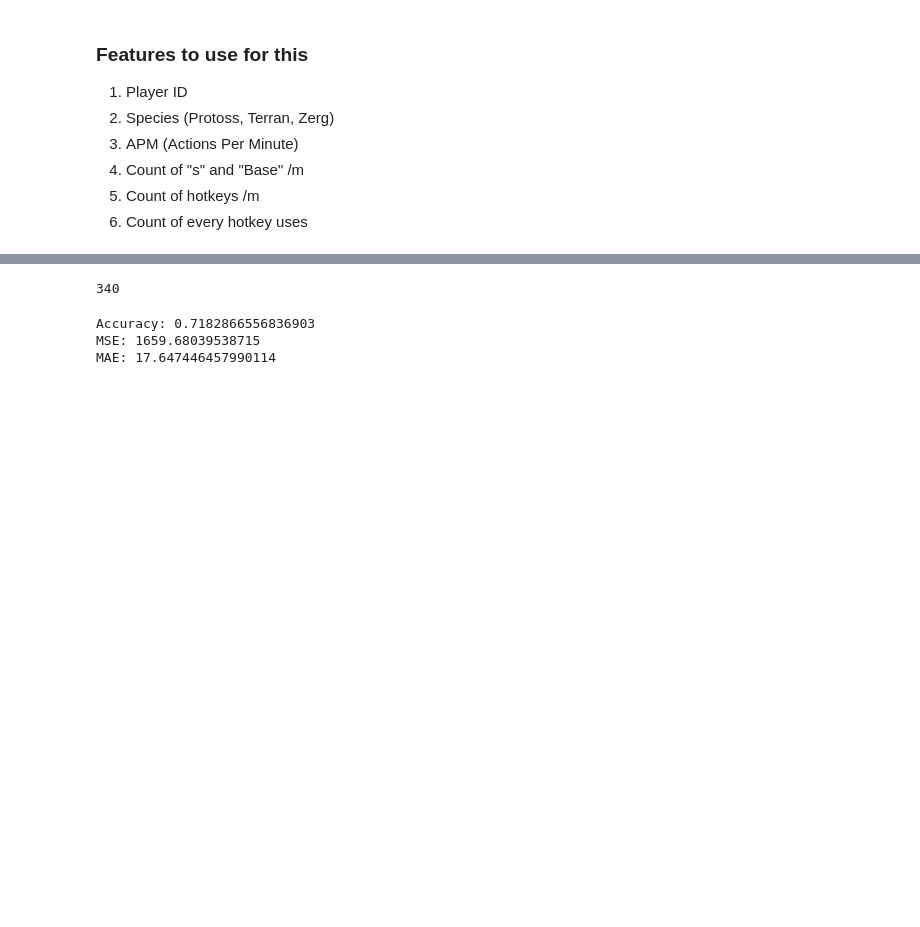
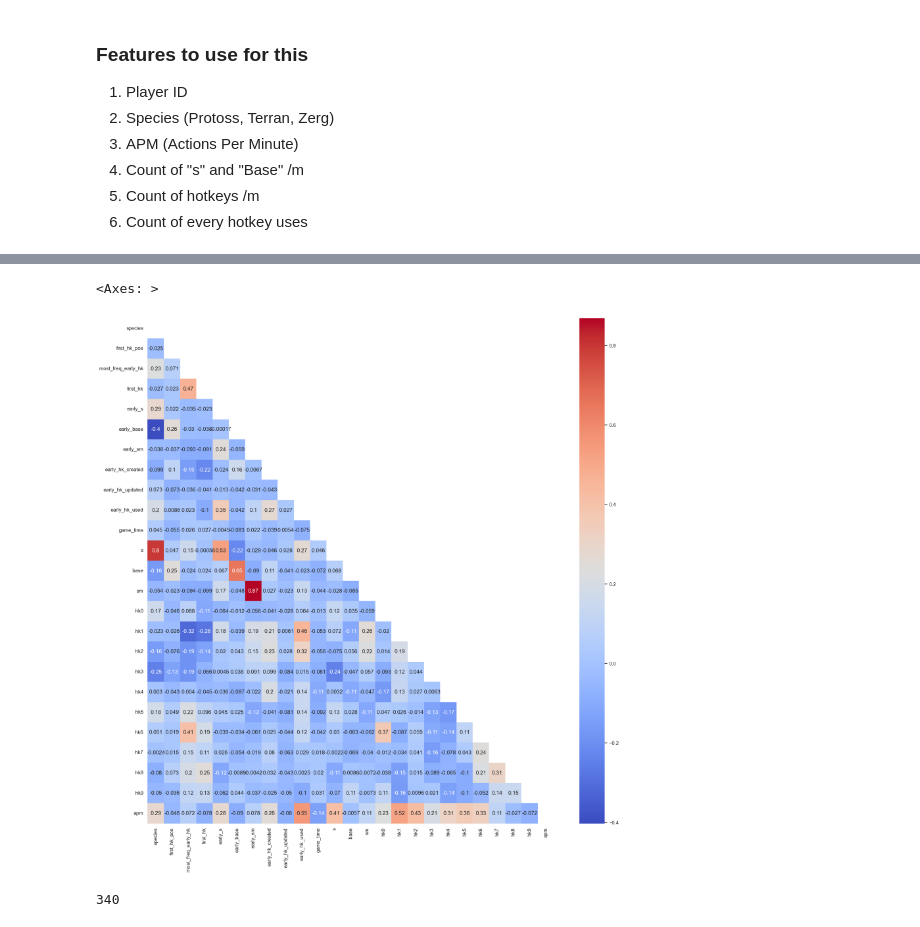
Before and after one commit to minhduc-phung/INStarCraft2-DM, a Jupyter notebook: main_notebook.ipynb, the cells around one changed output, grey strips where cells are left out. Cells and saved outputs as stored; diff of their text form; code cells hidden in the pictures; blank space fills up the shorter version.

```diff
--- a/main_notebook.ipynb
+++ b/main_notebook.ipynb
@@ -261,3 +223,13 @@ fig.tight_layout()
+# %%
+# Correlation heatmap
+corrMatrix = df.drop(['player_id'], axis=1).corr()
+figure(figsize=(20, 20))
+sn.set_theme(style="white")
+mask = np.triu(np.ones_like(corrMatrix, dtype=bool))
+sn.heatmap(corrMatrix, annot=True, mask=mask, cmap='coolwarm')
+# %% [output]
+<Axes: >
+[figure, added]
 # %%
 ### TEST ###
 test_file = './data/TEST.CSV'
@@ -327,23 +337,3 @@ submission_df.to_csv('submission.csv', index=False)
 #     csvwriter.writerows(rows)
 # %% [output]
 340
-# %%
-# Create a decision tree classifier
-model = DecisionTreeClassifier(random_state=1, criterion='entropy')
-model.fit(X_train, y_train)
-
-# Prédictions sur les données de test
-y_pred = model.predict(X_test)
-
-# Calcul de l'erreur de prédiction
-acc = model.score(X_test, y_test)
-mse = mean_squared_error(y_test, y_pred)
-
-mae = mean_absolute_error(y_test, y_pred)
-print('Accuracy:', acc)
-print('MSE:', mse)
-print('MAE:', mae)
-# %% [output]
-Accuracy: 0.7182866556836903
-MSE: 1659.68039538715
-MAE: 17.647446457990114
```
Also changed, not shown: parts of 16 cells of this notebook, 1 other file.
